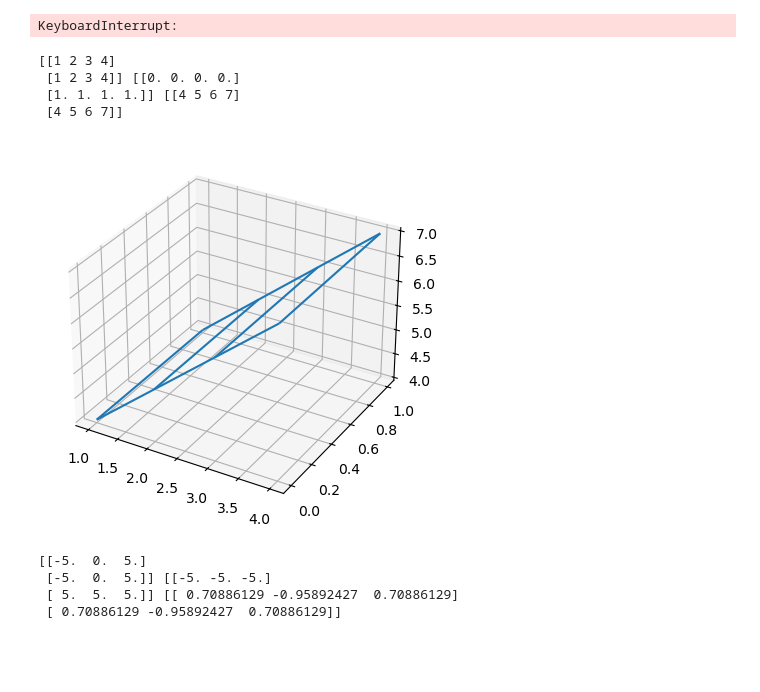
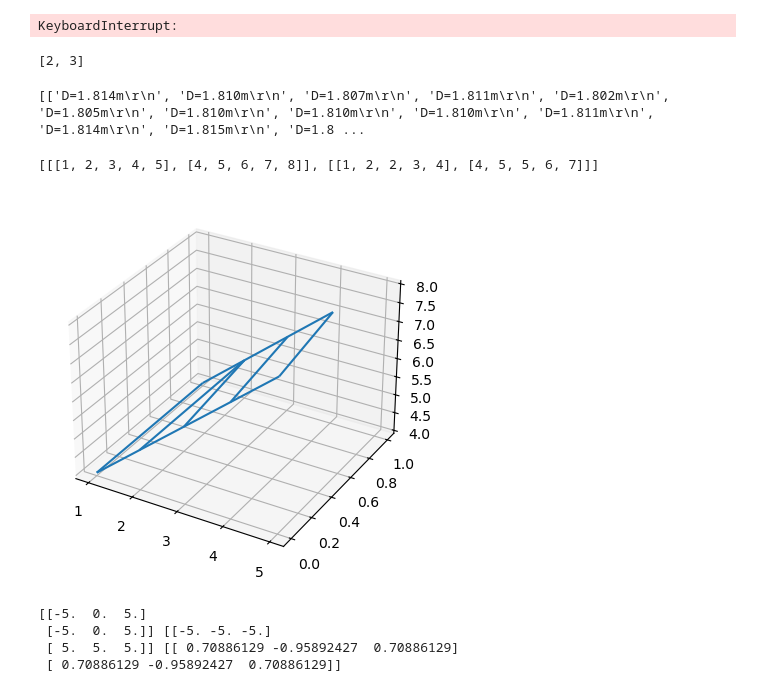
Before and after one commit to SophistGuaPi/laser-radar-project, a Jupyter notebook: test1.ipynb, the cells around one changed output. Saved outputs shown, nothing was run; the diff lists cells and outputs as text; code cells hidden in the pictures; blank space fills up the shorter version.

```diff
--- a/test1.ipynb
+++ b/test1.ipynb
@@ -55,37 +55,71 @@ D=2.789m,724#
 D=2.790m,696#
 D=2.791m,667#
 KeyboardInterrupt:
+# %%
+a=[1,2,3]
+a.pop(0)
+a
+# %% [output]
+[2, 3]
+# %%
+x=['D=1.814m\r\n', 'D=1.810m\r\n', 'D=1.807m\r\n', 'D=1.811m\r\n', 'D=1.802m\r\n', 'D=1.805m\r\n', 'D=1.810m\r\n', 'D=1.810m\r\n', 'D=1.810m\r\n', 'D=1.811m\r\n', 'D=1.814m\r\n', 'D=1.815m\r\n', 'D=1.817m\r\n', 'D=1.817m\r\n', 'D=1.817m\r\n', 'STOP\r\n', 'OK\r\n', 'STOP\r\n', 'OK\r\n', 'D=1.797m\r\n', 'D=1.801m\r\n', 'D=1.801m\r\n', 'D=1.801m\r\n', 'D=1.812m\r\n', 'D=1.805m\r\n', 'D=1.810m\r\n', 'D=1.806m\r\n', 'D=1.816m\r\n', 'D=1.819m\r\n', 'D=1.813m\r\n', 'D=1.813m\r\n', 'D=1.813m\r\n', 'D=1.821m\r\n', 'D=1.818m\r\n', 'STOP\r\n', 'OK\r\n', 'STOP\r\n', 'OK\r\n', 'D=1.794m\r\n', 'D=1.805m\r\n', 'D=1.802m\r\n', 'D=1.799m\r\n', 'D=1.808m\r\n', 'D=1.807m\r\n', 'D=1.813m\r\n', 'D=1.811m\r\n', 'D=1.815m\r\n', 'D=1.815m\r\n', 'D=1.811m\r\n', 'D=1.823m\r\n', 'D=1.828m\r\n', 'D=1.828m\r\n', 'D=1.826m\r\n']
+
+lst = [[]]
+x_len=len(x)
+line_num=0
+for i in range(x_len):
+    if x:
+        a=x.pop(0)
+        # print(a,line_num)
+        lst[line_num].append(a)
+        if a=='OK\r\n' and x[1][0]=="D":
+            line_num+=1
+            lst.append([])
+# %% [output]
+[['D=1.814m\r\n', 'D=1.810m\r\n', 'D=1.807m\r\n', 'D=1.811m\r\n', 'D=1.802m\r\n', 'D=1.805m\r\n', 'D=1.810m\r\n', 'D=1.810m\r\n', 'D=1.810m\r\n', 'D=1.811m\r\n', 'D=1.814m\r\n', 'D=1.815m\r\n', 'D=1.8 ...
+# %%
+import numpy as np
+import pandas as pd
+from mpl_toolkits.mplot3d import Axes3D
+import matplotlib.pyplot as plt
+
+# Create 3D array
+lst = [[[1,2,3,4,5],[4,5,6,7,8]],[[1,2,3,4],[4,5,6,7]]]
+max_datalen = len(max(lst[0],key=len))
+for i in range(len(lst)):
+    lst_len=len(lst[i][0])
+    supplement_len = max_datalen - lst_len
+    if supplement_len:
+        split_len=int(lst_len/(supplement_len+1))
+
+    for j in range(supplement_len):
+        lst[i][0].insert(split_len*(j+1),lst[i][0][split_len*(j+1)-1])
+        lst[i][1].insert(split_len*(j+1),lst[i][1][split_len*(j+1)-1])
+print(lst)
+# %% [output]
+[[[1, 2, 3, 4, 5], [4, 5, 6, 7, 8]], [[1, 2, 2, 3, 4], [4, 5, 5, 6, 7]]]
 # %%
-import numpy as np
-import pandas as pd
-from mpl_toolkits.mplot3d import Axes3D
-import matplotlib.pyplot as plt
-# Create 3D array
-lst = [[[1,2,3,4],[4,5,6,7]],[[1,2,3,4],[4,5,6,7]]]
+
 data = np.array(lst)
 # Convert each 2D matrix into a Pandas DataFrame
 dfs = [pd.DataFrame(x) for x in data]
 # Create MultiIndex with 3 levels
 indices = pd.MultiIndex.from_product([range(s) for s in data.shape])
 # Concatenate all Pandas DataFrames into one large DataFrame
 df_final = pd.concat(dfs, keys=indices)
 
+
 fig = plt.figure()
 X = np.array([lst[i][0] for i in range(len(lst))])
 y = np.linspace(0,1,len(lst))
 _,Y = np.meshgrid(X[0],y)
 # lst = np.array([lst[i][1] for i in range(len(lst))])
 lst = np.array([lst[i][1] for i in range(len(lst))])
-print(X,Y,lst)
 ax = fig.add_subplot(1,1,1,projection = "3d")
 ax.plot_wireframe(X,Y,lst,rcount = 15,ccount = 15)
 plt.show()
 # %% [output]
-[[1 2 3 4]
- [1 2 3 4]] [[0. 0. 0. 0.]
- [1. 1. 1. 1.]] [[4 5 6 7]
- [4 5 6 7]]
-[figure, old version]
+[figure, new version]
 # %%
 # ****************** 3d图中绘制曲面图 ******************
 # 在3d坐标轴对象下使用plot_surface方法
```
Also changed, not shown: 6 other files.
